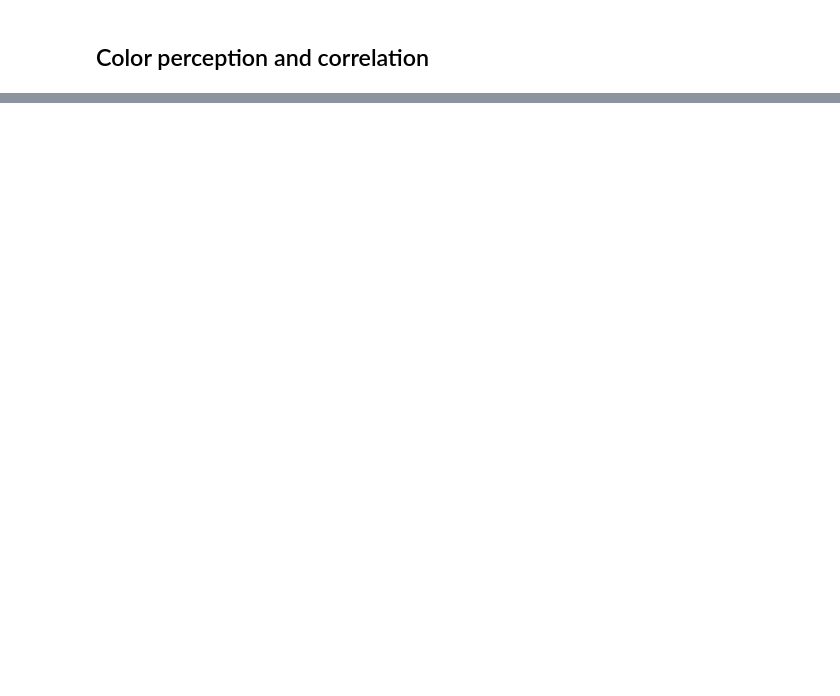
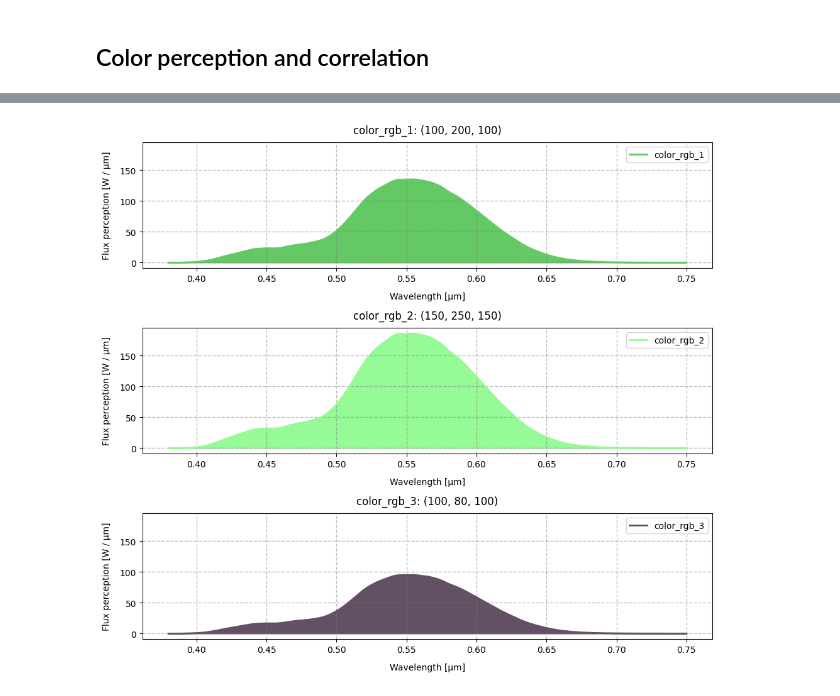
Before and after one commit to BogdanPinchuk/ComputerVision-PBY_HW1, a Jupyter notebook: Investigation.ipynb, the cells around one changed output, grey strips where cells are left out. Cells and saved outputs as stored; diff of their text form; code cells hidden in the pictures; blank space fills up the shorter version.

```diff
--- a/Investigation.ipynb
+++ b/Investigation.ipynb
@@ -374,25 +386,27 @@ display(spearman_matrix)
 # %%
-# import matplotlib.pyplot as plt
-#
-# M_array = P_colors
-# colors = ["color_rgb_1", "color_rgb_2", "color_rgb_3"]
-#
-# _, axes = plt.subplots(len(M_array), 1, figsize=(10, 3 * len(M_array)), sharey=True)
-#
-# for idx, item in enumerate(M_array):
-#     ax = axes[idx]
-#
-#     temp_color = np.asanyarray(colors_rgb[idx]) / max_bit
-#     ax.plot(wavelengths_mkm, M_array[idx], linewidth=2.0, color=temp_color, label=colors[idx])
-#     ax.fill_between(wavelengths_mkm, M_array[idx], alpha=1.0, color=temp_color)
-#
-#     ax.grid(axis='both', visible=True, which='major', ls='--', linewidth=1.0, color='tab:gray')
-#     # ax.minorticks_on()
-#     ax.grid(axis='both', visible=True, which='minor', ls=':', linewidth=0.5, color='tab:green')
-#     ax.set_title(colors[idx], pad=10, loc='center', color='black')
-#     ax.set_xlabel("Wavelength [μm]", labelpad=10, loc='center', color='black')
-#     ax.set_ylabel("Flux perception [W / μm]", labelpad=10, loc='center', color='black')
-#     ax.legend()
-#
-# plt.tight_layout()
-# plt.show()
+import matplotlib.pyplot as plt
+
+M_array = P_colors
+colors = color_names
+
+_, axes = plt.subplots(len(M_array), 1, figsize=(10, 3 * len(M_array)), sharey=True)
+
+for idx, item in enumerate(M_array):
+    ax = axes[idx]
+
+    temp_color = np.asanyarray(colors_rgb[idx]) / max_bit
+    ax.plot(wavelengths_mkm, M_array[idx], linewidth=2.0, color=temp_color, label=colors[idx])
+    ax.fill_between(wavelengths_mkm, M_array[idx], alpha=1.0, color=temp_color)
+
+    ax.grid(axis='both', visible=True, which='major', ls='--', linewidth=1.0, color='tab:gray')
+    # ax.minorticks_on()
+    ax.grid(axis='both', visible=True, which='minor', ls=':', linewidth=0.5, color='tab:green')
+    ax.set_title(f"{color_names[idx]}: {colors_rgb[idx]}", pad=10, loc='center', color='black')
+    ax.set_xlabel("Wavelength [μm]", labelpad=10, loc='center', color='black')
+    ax.set_ylabel("Flux perception [W / μm]", labelpad=10, loc='center', color='black')
+    ax.legend()
+
+plt.tight_layout()
+plt.show()
+# %% [output]
+[figure, added]
```
Also changed, not shown: parts of 7 cells of this notebook.
